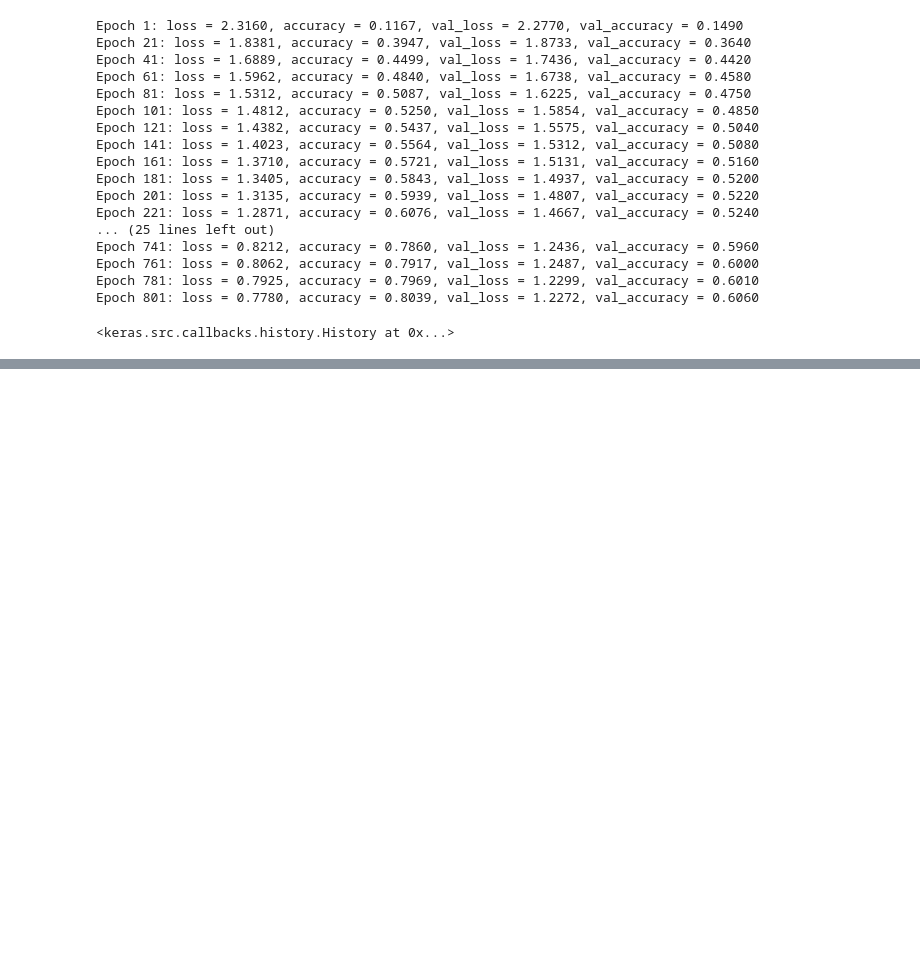
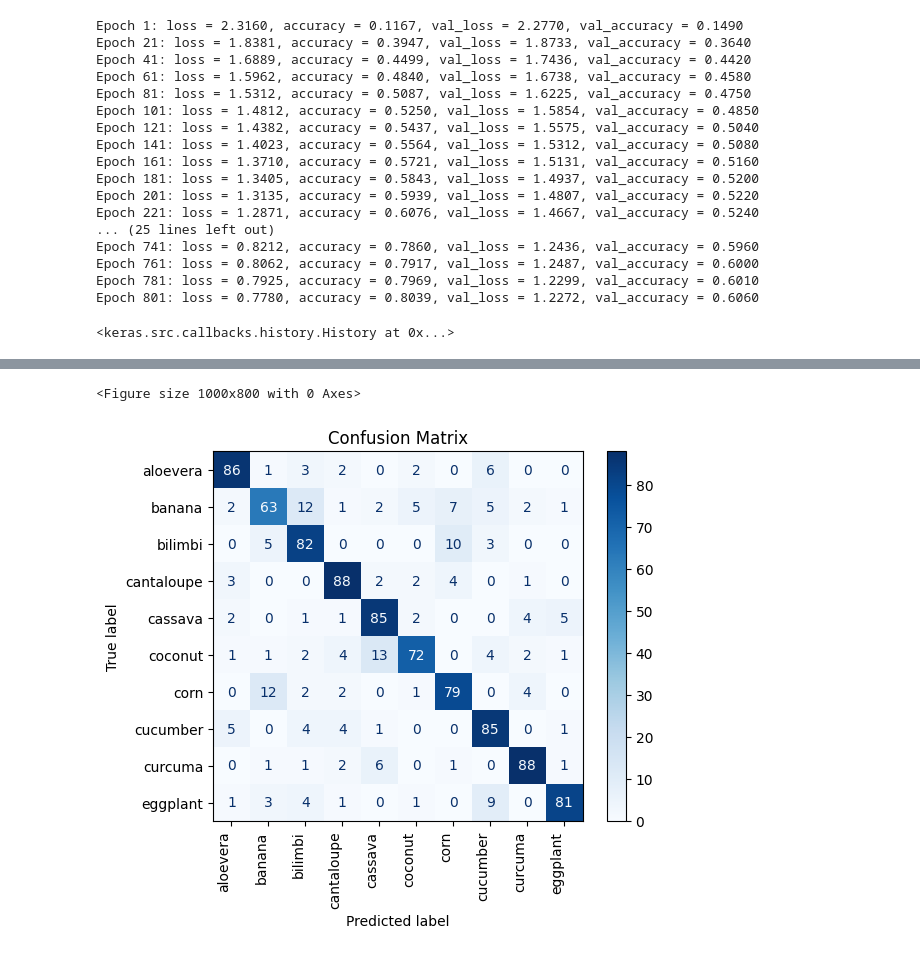
Before and after one commit to negative318/Neural-Network-From-Scratch, a Jupyter notebook: test_tensorflow.ipynb, the cells around one changed output, grey strips where cells are left out. Saved outputs shown, nothing was run; the diff lists cells and outputs as text; code cells hidden in the pictures; blank space fills up the shorter version.

```diff
--- a/test_tensorflow.ipynb
+++ b/test_tensorflow.ipynb
@@ -296,0 +391,24 @@ Epoch 801: loss = 0.7780, accuracy = 0.8039, val_loss = 1.2272, val_accuracy = 0
+# %%
+import numpy as np
+from sklearn.metrics import confusion_matrix, ConfusionMatrixDisplay
+import matplotlib.pyplot as plt
+
+# Dự đoán trên tập validation
+y_pred = model_cnn.predict(x_validation)
+y_pred_classes = np.argmax(y_pred, axis=1)
+y_true = np.argmax(y_validation, axis=1)
+
+# Tạo confusion matrix
+cm = confusion_matrix(y_true, y_pred_classes)
+
+# Các nhãn lớp
+class_dirs = ['aloevera','banana','bilimbi','cantaloupe','cassava','coconut','corn','cucumber','curcuma','eggplant']
+
+# Hiển thị confusion matrix
+plt.figure(figsize=(10, 8))
+disp = ConfusionMatrixDisplay(confusion_matrix=cm, display_labels=class_dirs)
+disp.plot(cmap=plt.cm.Blues)
+plt.xticks(rotation=90, ha="right")  # Rotate x-axis labels for better readability
+plt.title('Confusion Matrix')
+plt.show()
+# %% [output]
@@ -296,0 +416,2 @@ Epoch 801: loss = 0.7780, accuracy = 0.8039, val_loss = 1.2272, val_accuracy = 0
+<Figure size 1000x800 with 0 Axes>
+[figure, added]
```
Also changed, not shown: parts of 8 cells of this notebook, 4 other files.
